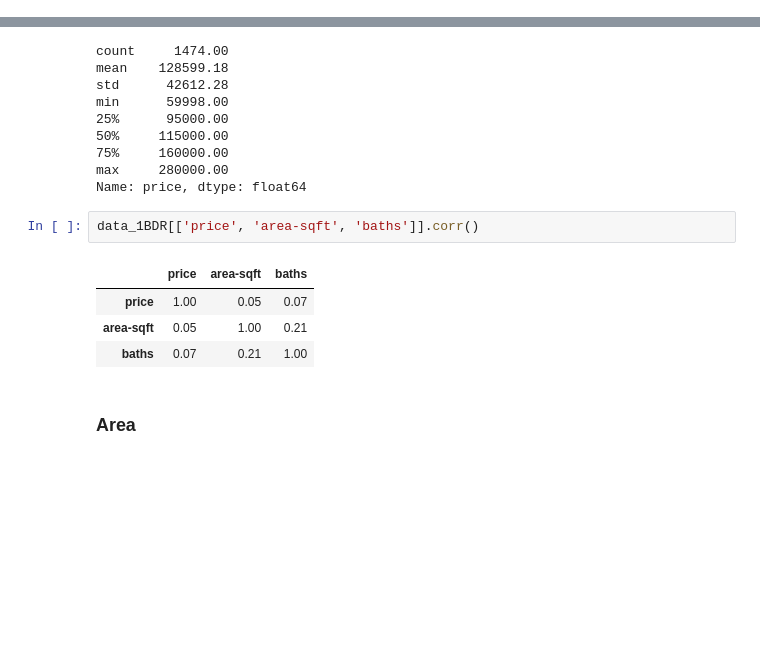
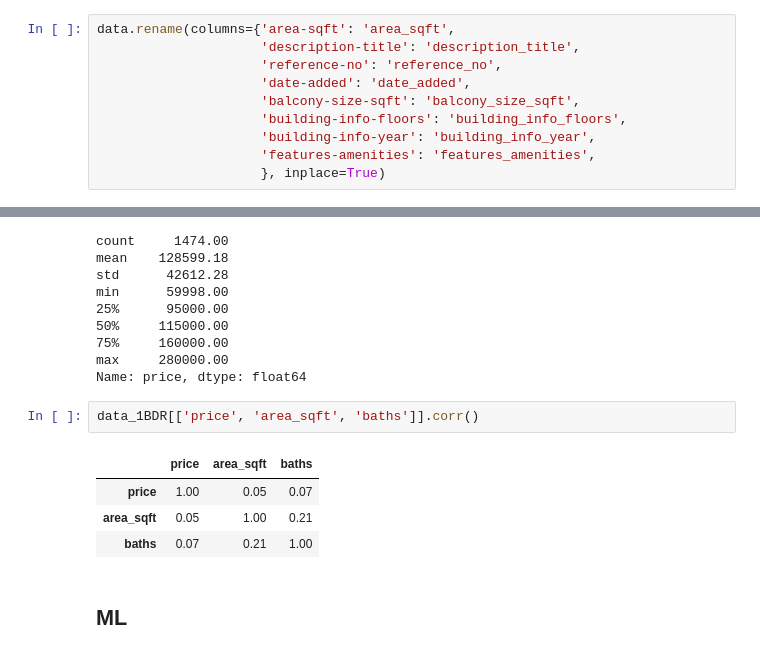
Before and after one commit to imeleges/REMA_Dubai, a Jupyter notebook: bayut_dubai_difc_downtown.ipynb, the cells around one changed output, grey strips where cells are left out. Saved outputs shown, nothing was run; the diff lists cells and outputs as text; blank space fills up the shorter version.

```diff
--- a/bayut_dubai_difc_downtown.ipynb
+++ b/bayut_dubai_difc_downtown.ipynb
@@ -346,3 +348,13 @@ memory usage: 825.3+ KB
+# %%
+data.rename(columns={'area-sqft': 'area_sqft',
+                     'description-title': 'description_title',
+                     'reference-no': 'reference_no',
+                     'date-added': 'date_added',
+                     'balcony-size-sqft': 'balcony_size_sqft',
+                     'building-info-floors': 'building_info_floors',
+                     'building-info-year': 'building_info_year',
+                     'features-amenities': 'features_amenities',
+                     }, inplace=True)
 # %% [markdown]
 ## Exploratory Data Analysis (EDA)
 # %% [markdown]
@@ -518,11 +593,11 @@ min      59998.00
 max     280000.00
 Name: price, dtype: float64
 # %%
-data_1BDR[['price', 'area-sqft', 'baths']].corr()
+data_1BDR[['price', 'area_sqft', 'baths']].corr()
 # %% [output]
-|  | price | area-sqft | baths |
+|  | price | area_sqft | baths |
 | price | 1.00 | 0.05 | 0.07 |
-| area-sqft | 0.05 | 1.00 | 0.21 |
+| area_sqft | 0.05 | 1.00 | 0.21 |
 | baths | 0.07 | 0.21 | 1.00 |
 # %% [markdown]
-### Area
+## ML
```
Also changed, not shown: parts of 34 cells of this notebook.
